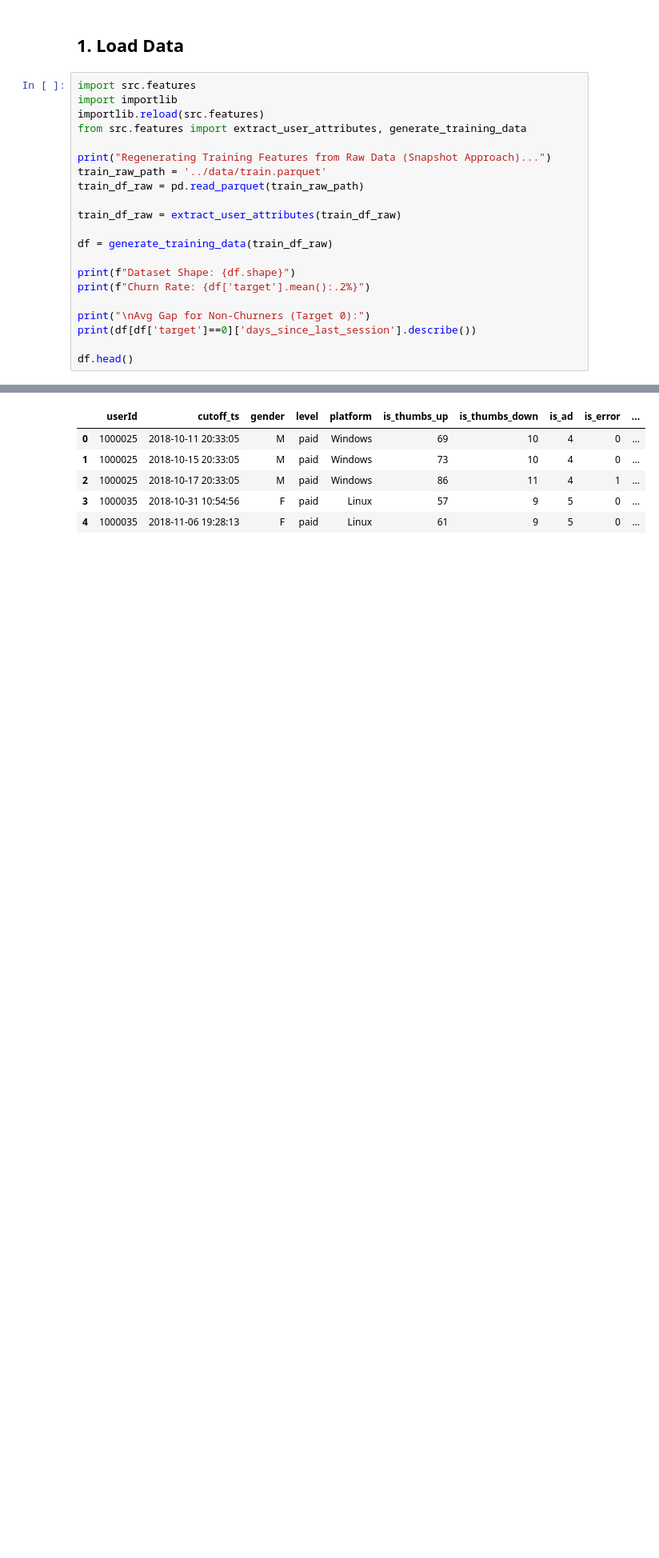
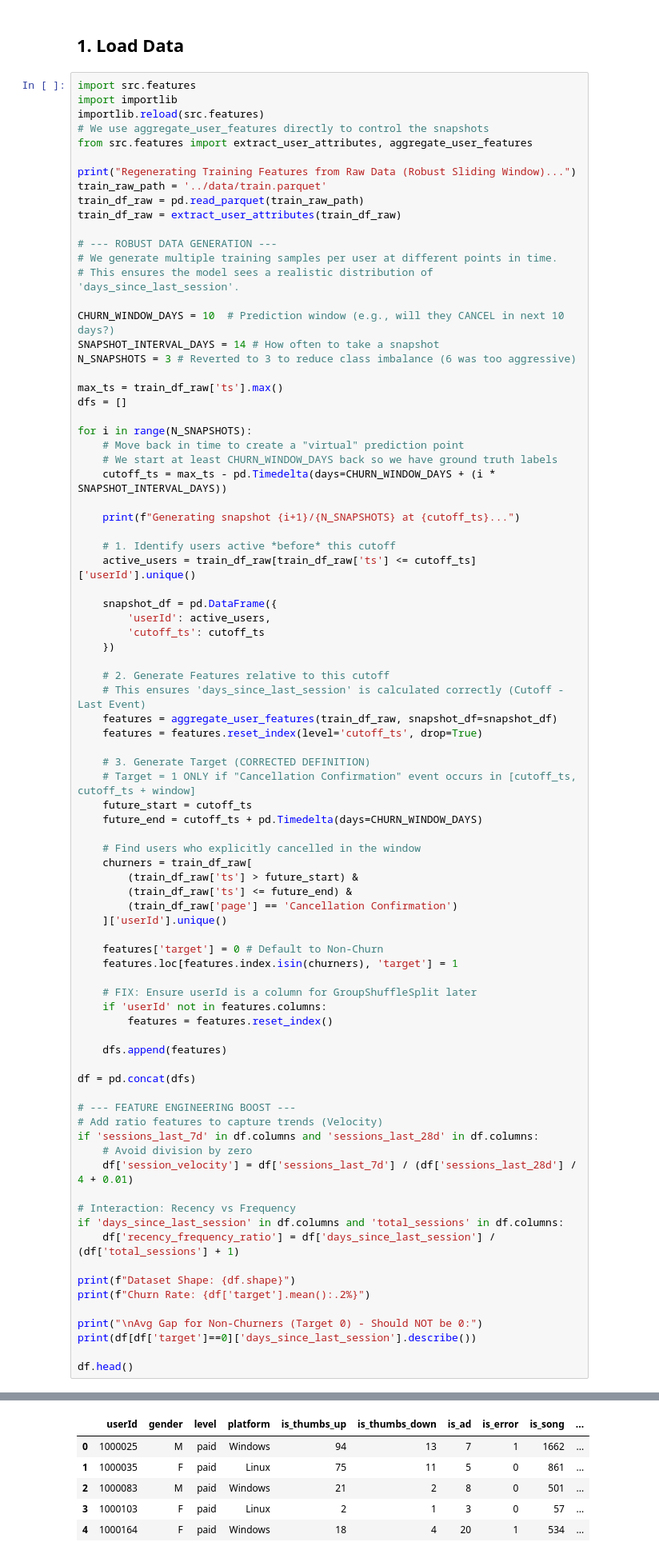
Before and after one commit to RaynorEtienn/Python4DataScience, a Jupyter notebook: Project/notebooks/Modeling.ipynb, the cells around one changed output, grey strips where cells are left out. Shown at 80% size. Cells and saved outputs as stored; diff of their text form; blank space fills up the shorter version.

```diff
--- a/Project/notebooks/Modeling.ipynb
+++ b/Project/notebooks/Modeling.ipynb
@@ -20,20 +20,82 @@ pd.set_option('display.max_columns', None)
 import src.features
 import importlib
 importlib.reload(src.features)
-from src.features import extract_user_attributes, generate_training_data
+# We use aggregate_user_features directly to control the snapshots
+from src.features import extract_user_attributes, aggregate_user_features
 
-print("Regenerating Training Features from Raw Data (Snapshot Approach)...")
+print("Regenerating Training Features from Raw Data (Robust Sliding Window)...")
 train_raw_path = '../data/train.parquet'
 train_df_raw = pd.read_parquet(train_raw_path)
-
 train_df_raw = extract_user_attributes(train_df_raw)
 
-df = generate_training_data(train_df_raw)
+# --- ROBUST DATA GENERATION ---
+# We generate multiple training samples per user at different points in time.
+# This ensures the model sees a realistic distribution of 'days_since_last_session'.
+
+CHURN_WINDOW_DAYS = 10  # Prediction window (e.g., will they CANCEL in next 10 days?)
+SNAPSHOT_INTERVAL_DAYS = 14 # How often to take a snapshot
+N_SNAPSHOTS = 3 # Reverted to 3 to reduce class imbalance (6 was too aggressive)
+
+max_ts = train_df_raw['ts'].max()
+dfs = []
+
+for i in range(N_SNAPSHOTS):
+    # Move back in time to create a "virtual" prediction point
+    # We start at least CHURN_WINDOW_DAYS back so we have ground truth labels
+    cutoff_ts = max_ts - pd.Timedelta(days=CHURN_WINDOW_DAYS + (i * SNAPSHOT_INTERVAL_DAYS))
+
+    print(f"Generating snapshot {i+1}/{N_SNAPSHOTS} at {cutoff_ts}...")
+
+    # 1. Identify users active *before* this cutoff
+    active_users = train_df_raw[train_df_raw['ts'] <= cutoff_ts]['userId'].unique()
+
+    snapshot_df = pd.DataFrame({
+        'userId': active_users,
+        'cutoff_ts': cutoff_ts
+    })
+
+    # 2. Generate Features relative to this cutoff
+    # This ensures 'days_since_last_session' is calculated correctly (Cutoff - Last Event)
+    features = aggregate_user_features(train_df_raw, snapshot_df=snapshot_df)
+    features = features.reset_index(level='cutoff_ts', drop=True)
+
+    # 3. Generate Target (CORRECTED DEFINITION)
+    # Target = 1 ONLY if "Cancellation Confirmation" event occurs in [cutoff_ts, cutoff_ts + window]
+    future_start = cutoff_ts
+    future_end = cutoff_ts + pd.Timedelta(days=CHURN_WINDOW_DAYS)
+
+    # Find users who explicitly cancelled in the window
+    churners = train_df_raw[
+        (train_df_raw['ts'] > future_start) &
+        (train_df_raw['ts'] <= future_end) &
+        (train_df_raw['page'] == 'Cancellation Confirmation')
+    ]['userId'].unique()
+
+    features['target'] = 0 # Default to Non-Churn
+    features.loc[features.index.isin(churners), 'target'] = 1
+
+    # FIX: Ensure userId is a column for GroupShuffleSplit later
+    if 'userId' not in features.columns:
+        features = features.reset_index()
+
+    dfs.append(features)
+
+df = pd.concat(dfs)
+
+# --- FEATURE ENGINEERING BOOST ---
+# Add ratio features to capture trends (Velocity)
+if 'sessions_last_7d' in df.columns and 'sessions_last_28d' in df.columns:
+    # Avoid division by zero
+    df['session_velocity'] = df['sessions_last_7d'] / (df['sessions_last_28d'] / 4 + 0.01)
+
+# Interaction: Recency vs Frequency
+if 'days_since_last_session' in df.columns and 'total_sessions' in df.columns:
+    df['recency_frequency_ratio'] = df['days_since_last_session'] / (df['total_sessions'] + 1)
 
 print(f"Dataset Shape: {df.shape}")
 print(f"Churn Rate: {df['target'].mean():.2%}")
 
-print("\nAvg Gap for Non-Churners (Target 0):")
+print("\nAvg Gap for Non-Churners (Target 0) - Should NOT be 0:")
 print(df[df['target']==0]['days_since_last_session'].describe())
 
 df.head()
@@ -56,10 +119,10 @@ max         45.878287
 Name: days_since_last_session, dtype: float64
-|  | userId | cutoff_ts | gender | level | platform | is_thumbs_up | is_thumbs_down | is_ad | is_error | ... |
-| 0 | 1000025 | 2018-10-11 20:33:05 | M | paid | Windows | 69 | 10 | 4 | 0 | ... |
-| 1 | 1000025 | 2018-10-15 20:33:05 | M | paid | Windows | 73 | 10 | 4 | 0 | ... |
-| 2 | 1000025 | 2018-10-17 20:33:05 | M | paid | Windows | 86 | 11 | 4 | 1 | ... |
-| 3 | 1000035 | 2018-10-31 10:54:56 | F | paid | Linux | 57 | 9 | 5 | 0 | ... |
-| 4 | 1000035 | 2018-11-06 19:28:13 | F | paid | Linux | 61 | 9 | 5 | 0 | ... |
+|  | userId | gender | level | platform | is_thumbs_up | is_thumbs_down | is_ad | is_error | is_song | ... |
+| 0 | 1000025 | M | paid | Windows | 94 | 13 | 7 | 1 | 1662 | ... |
+| 1 | 1000035 | F | paid | Linux | 75 | 11 | 5 | 0 | 861 | ... |
+| 2 | 1000083 | M | paid | Windows | 21 | 2 | 8 | 0 | 501 | ... |
+| 3 | 1000103 | F | paid | Linux | 2 | 1 | 3 | 0 | 57 | ... |
+| 4 | 1000164 | F | paid | Windows | 18 | 4 | 20 | 1 | 534 | ... |
 # %% [markdown]
 ## 2. Preprocessing & Splitting
 
```
Also changed, not shown: parts of 16 cells of this notebook, 7 other files.
